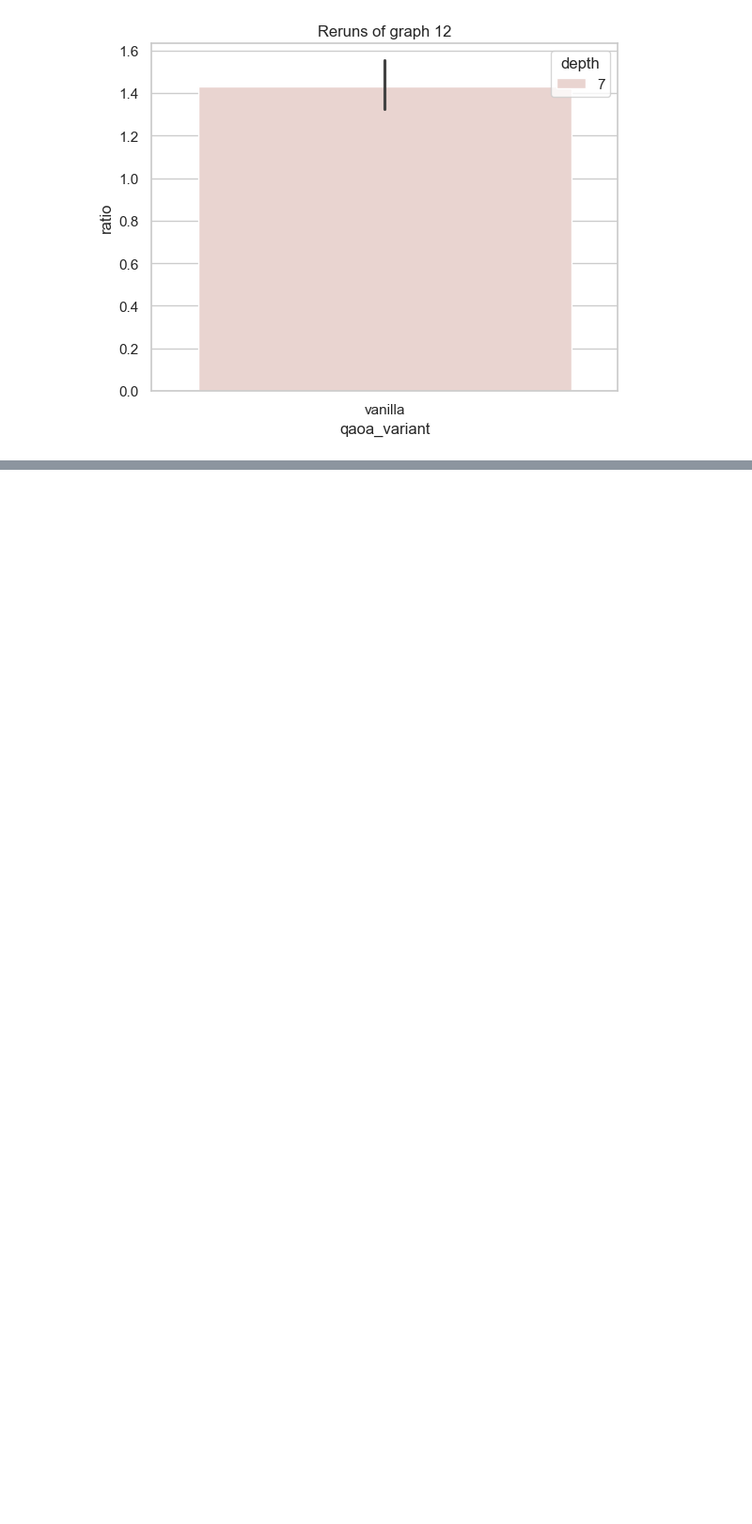
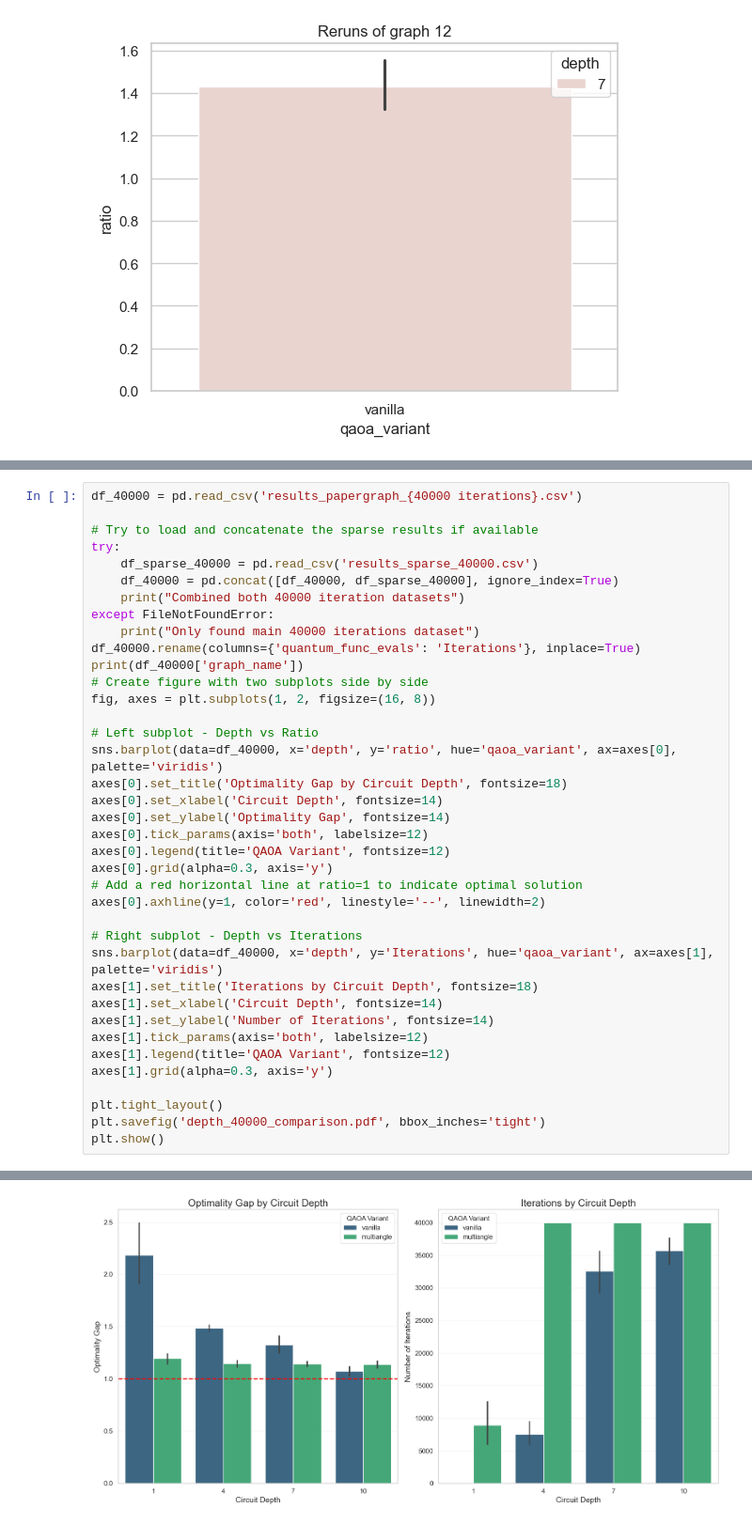
Before and after one commit to Smeidir/QAOA, a Jupyter notebook: results_visualizer.ipynb, the cells around one changed output, grey strips where cells are left out. Shown at 94% size. Cells and saved outputs as stored; diff of their text form; blank space fills up the shorter version.

```diff
--- a/results_visualizer.ipynb
+++ b/results_visualizer.ipynb
@@ -1617,0 +1593,39 @@ Name: qaoa_variant, Length: 200, dtype: object
+# %%
+df_40000 = pd.read_csv('results_papergraph_{40000 iterations}.csv')
+
+# Try to load and concatenate the sparse results if available
+try:
+    df_sparse_40000 = pd.read_csv('results_sparse_40000.csv')
+    df_40000 = pd.concat([df_40000, df_sparse_40000], ignore_index=True)
+    print("Combined both 40000 iteration datasets")
+except FileNotFoundError:
+    print("Only found main 40000 iterations dataset")
+df_40000.rename(columns={'quantum_func_evals': 'Iterations'}, inplace=True)
+print(df_40000['graph_name'])
+# Create figure with two subplots side by side
+fig, axes = plt.subplots(1, 2, figsize=(16, 8))
+
+# Left subplot - Depth vs Ratio
+sns.barplot(data=df_40000, x='depth', y='ratio', hue='qaoa_variant', ax=axes[0], palette='viridis')
+axes[0].set_title('Optimality Gap by Circuit Depth', fontsize=18)
+axes[0].set_xlabel('Circuit Depth', fontsize=14)
+axes[0].set_ylabel('Optimality Gap', fontsize=14)
+axes[0].tick_params(axis='both', labelsize=12)
+axes[0].legend(title='QAOA Variant', fontsize=12)
+axes[0].grid(alpha=0.3, axis='y')
+# Add a red horizontal line at ratio=1 to indicate optimal solution
+axes[0].axhline(y=1, color='red', linestyle='--', linewidth=2)
+
+# Right subplot - Depth vs Iterations
+sns.barplot(data=df_40000, x='depth', y='Iterations', hue='qaoa_variant', ax=axes[1], palette='viridis')
+axes[1].set_title('Iterations by Circuit Depth', fontsize=18)
+axes[1].set_xlabel('Circuit Depth', fontsize=14)
+axes[1].set_ylabel('Number of Iterations', fontsize=14)
+axes[1].tick_params(axis='both', labelsize=12)
+axes[1].legend(title='QAOA Variant', fontsize=12)
+axes[1].grid(alpha=0.3, axis='y')
+
+plt.tight_layout()
+plt.savefig('depth_40000_comparison.pdf', bbox_inches='tight')
+plt.show()
+# %% [output]
@@ -1618,3 +1645,4 @@ Name: qaoa_variant, Length: 200, dtype: object
+[figure, added]
 # %%
 import seaborn as sns
 import pandas as pd
```
Also changed, not shown: parts of 3 cells of this notebook, 3 other files.
